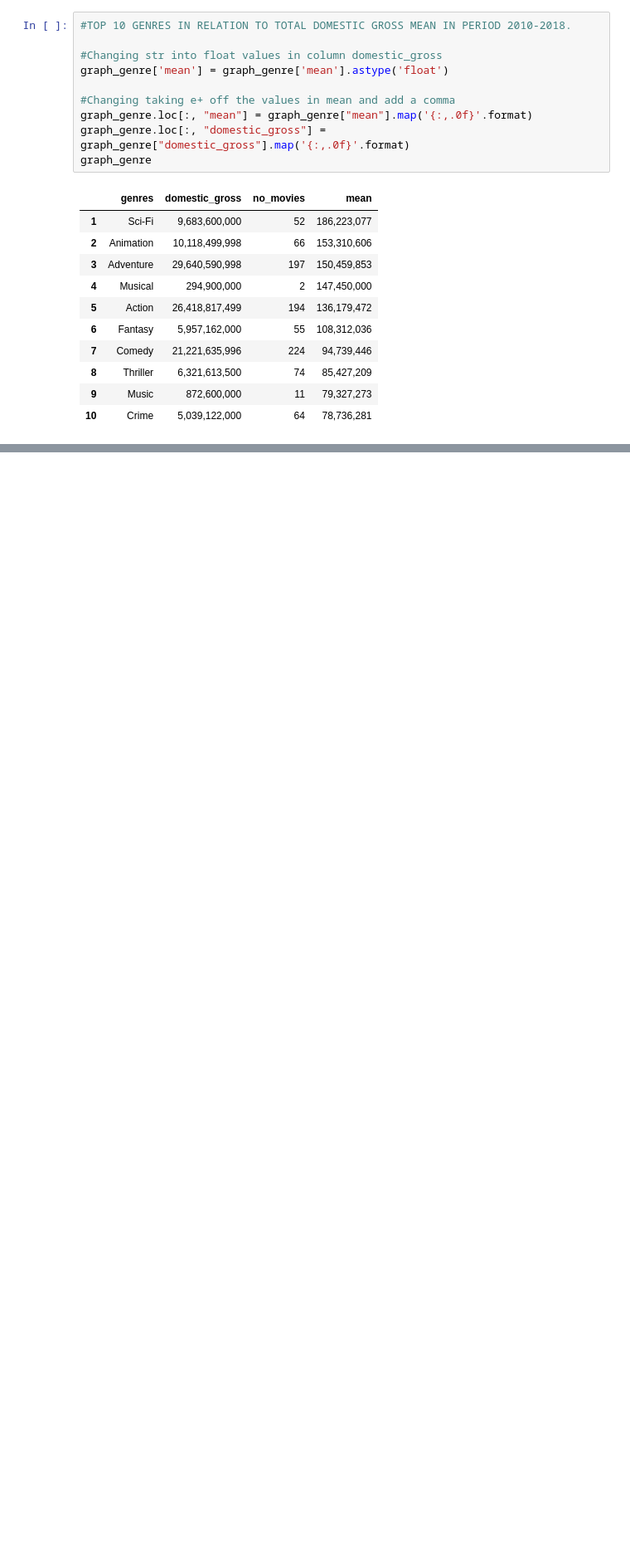
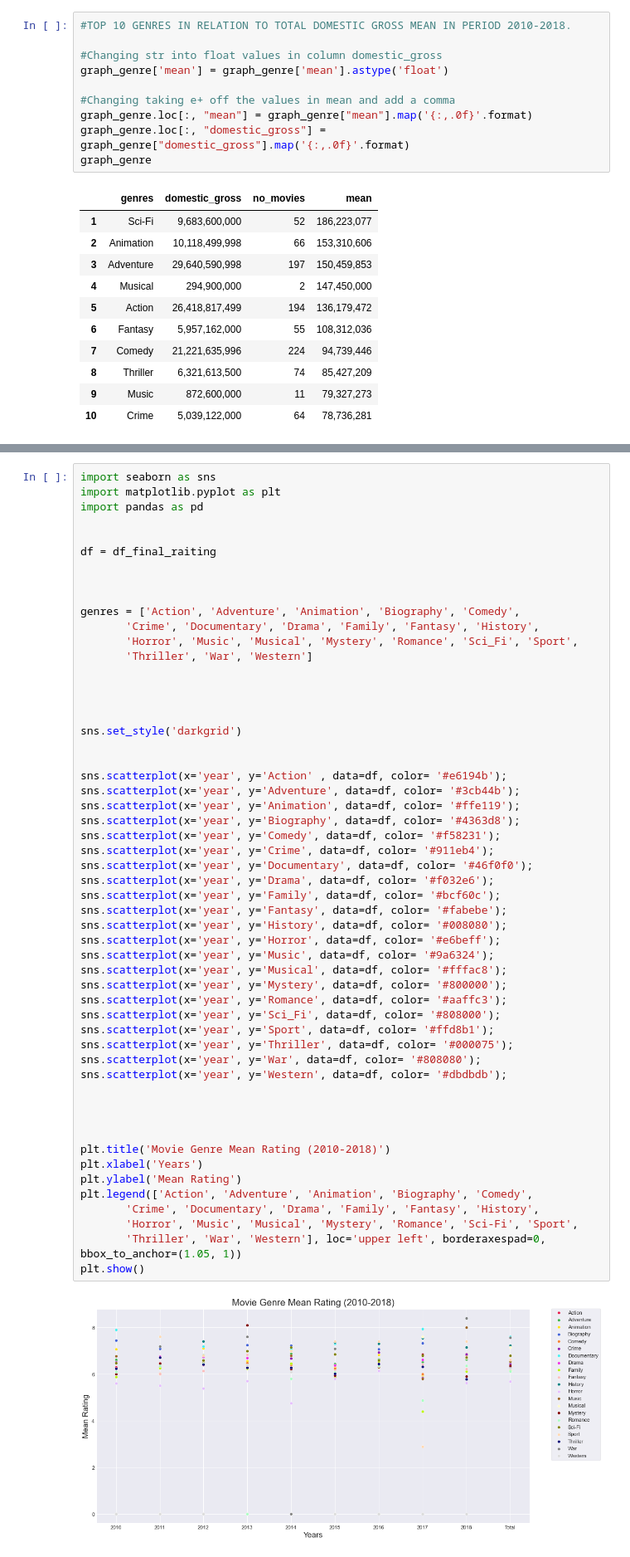
Before and after one commit to ChrisFreyre/dsc-phase-1-project, a Jupyter notebook: student.ipynb, the cells around one changed output, grey strips where cells are left out. Shown at 83% size. Cells and saved outputs as stored; diff of their text form; blank space fills up the shorter version.

```diff
--- a/student.ipynb
+++ b/student.ipynb
@@ -972,0 +1448,56 @@ graph_genre
+# %%
+import seaborn as sns
+import matplotlib.pyplot as plt
+import pandas as pd
+
+
+df = df_final_raiting
+
+
+
+genres = ['Action', 'Adventure', 'Animation', 'Biography', 'Comedy',
+       'Crime', 'Documentary', 'Drama', 'Family', 'Fantasy', 'History',
+       'Horror', 'Music', 'Musical', 'Mystery', 'Romance', 'Sci_Fi', 'Sport',
+       'Thriller', 'War', 'Western']
+
+
+
+
+sns.set_style('darkgrid')
+
+
+sns.scatterplot(x='year', y='Action' , data=df, color= '#e6194b');
+sns.scatterplot(x='year', y='Adventure', data=df, color= '#3cb44b');
+sns.scatterplot(x='year', y='Animation', data=df, color= '#ffe119');
+sns.scatterplot(x='year', y='Biography', data=df, color= '#4363d8');
+sns.scatterplot(x='year', y='Comedy', data=df, color= '#f58231');
+sns.scatterplot(x='year', y='Crime', data=df, color= '#911eb4');
+sns.scatterplot(x='year', y='Documentary', data=df, color= '#46f0f0');
+sns.scatterplot(x='year', y='Drama', data=df, color= '#f032e6');
+sns.scatterplot(x='year', y='Family', data=df, color= '#bcf60c');
+sns.scatterplot(x='year', y='Fantasy', data=df, color= '#fabebe');
+sns.scatterplot(x='year', y='History', data=df, color= '#008080');
+sns.scatterplot(x='year', y='Horror', data=df, color= '#e6beff');
+sns.scatterplot(x='year', y='Music', data=df, color= '#9a6324');
+sns.scatterplot(x='year', y='Musical', data=df, color= '#fffac8');
+sns.scatterplot(x='year', y='Mystery', data=df, color= '#800000');
+sns.scatterplot(x='year', y='Romance', data=df, color= '#aaffc3');
+sns.scatterplot(x='year', y='Sci_Fi', data=df, color= '#808000');
+sns.scatterplot(x='year', y='Sport', data=df, color= '#ffd8b1');
+sns.scatterplot(x='year', y='Thriller', data=df, color= '#000075');
+sns.scatterplot(x='year', y='War', data=df, color= '#808080');
+sns.scatterplot(x='year', y='Western', data=df, color= '#dbdbdb');
+
+
+
+
+plt.title('Movie Genre Mean Rating (2010-2018)')
+plt.xlabel('Years')
+plt.ylabel('Mean Rating')
+plt.legend(['Action', 'Adventure', 'Animation', 'Biography', 'Comedy',
+       'Crime', 'Documentary', 'Drama', 'Family', 'Fantasy', 'History',
+       'Horror', 'Music', 'Musical', 'Mystery', 'Romance', 'Sci-Fi', 'Sport',
+       'Thriller', 'War', 'Western'], loc='upper left', borderaxespad=0, bbox_to_anchor=(1.05, 1))
+plt.show()
+# %% [output]
+[figure, added]
```
Also changed, not shown: parts of 49 cells of this notebook, 4 other files.
